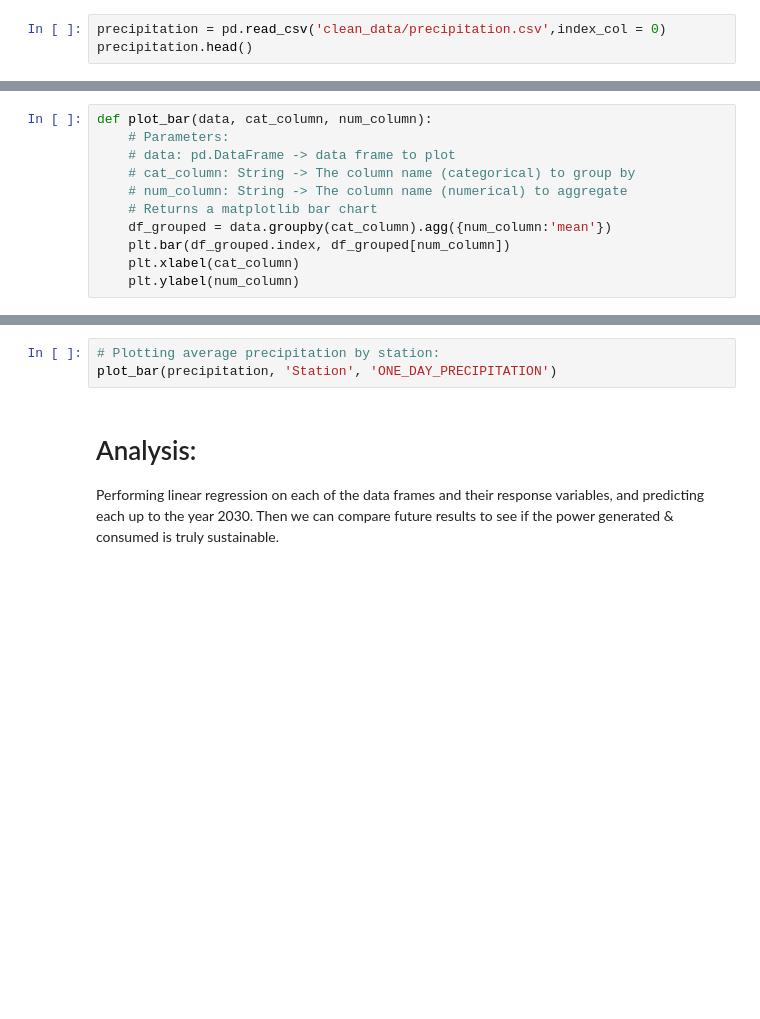
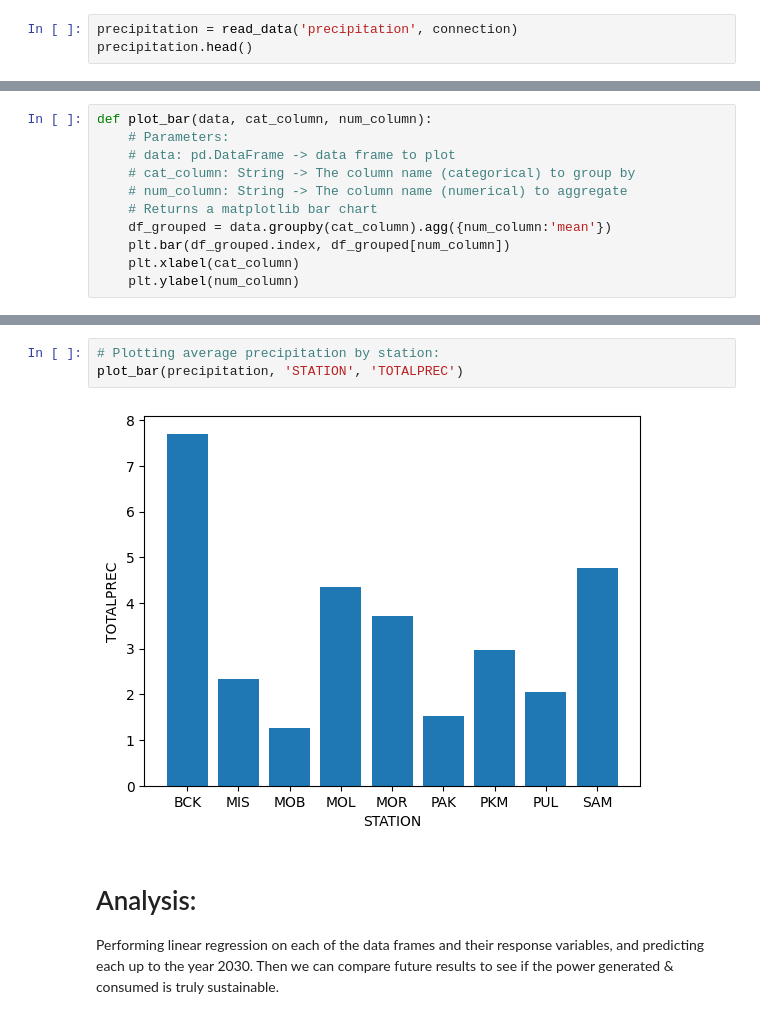
Before and after one commit to mcgillies/CPSC368, a Jupyter notebook: DataAnalysis.ipynb, the cells around one changed output, grey strips where cells are left out. Drawn from its saved outputs; the diff is of its cells as text; blank space fills up the shorter version.

```diff
--- a/DataAnalysis.ipynb
+++ b/DataAnalysis.ipynb
@@ -38,3 +82,3 @@ powergen.head()
 # %%
-precipitation = pd.read_csv('clean_data/precipitation.csv',index_col = 0)
+precipitation = read_data('precipitation', connection)
 precipitation.head()
@@ -83,6 +148,8 @@ plot_bar(powergen, 'source', 'value')
 # %%
 # Plotting average precipitation by station:
-plot_bar(precipitation, 'Station', 'ONE_DAY_PRECIPITATION')
+plot_bar(precipitation, 'STATION', 'TOTALPREC')
+# %% [output]
+[figure, added]
 # %% [markdown]
 # Analysis:
 Performing linear regression on each of the data frames and their response variables, and predicting each up to the year 2030. Then we can compare future results to see if the power generated & consumed is truly sustainable.
```
Also changed, not shown: parts of 29 cells of this notebook.
